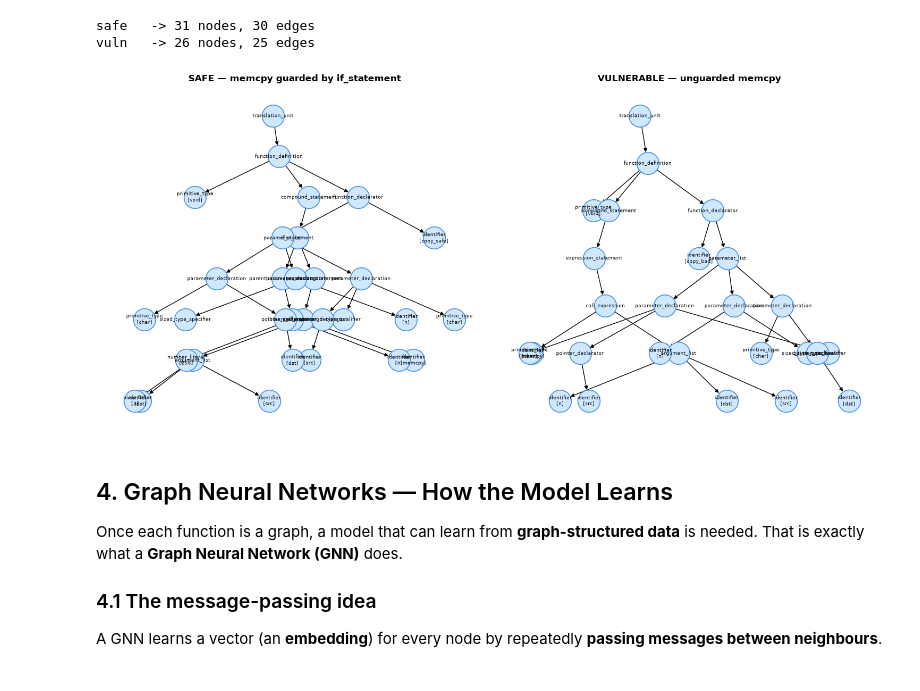
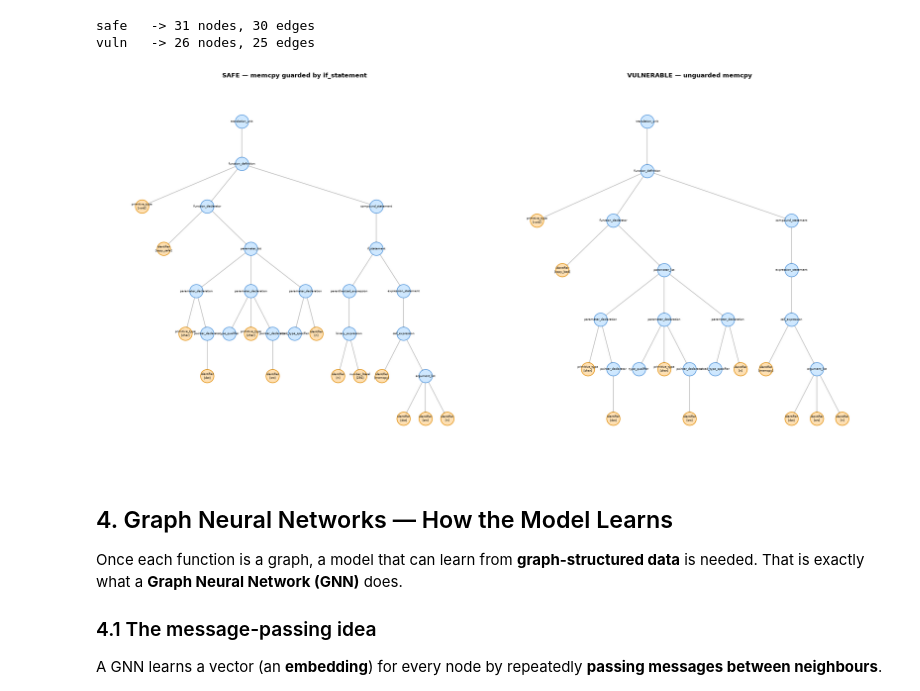
Before and after one commit to ba1chev/Vuln47, a Jupyter notebook: notebooks/00_theoretical.ipynb, the cells around one changed output. Saved outputs shown, nothing was run; the diff lists cells and outputs as text; code cells hidden in the pictures.

Commit message:
Replaced the overlapping AST layout with a tidy-tree drawing

```diff
--- a/notebooks/00_theoretical.ipynb
+++ b/notebooks/00_theoretical.ipynb
@@ -154,39 +154,65 @@ print(f"vuln   -> {vuln_graph.num_nodes} nodes, {len(vuln_graph.edges)} edges")
 safe   -> 31 nodes, 30 edges
 vuln   -> 26 nodes, 25 edges
 # %%
+def _tidy_tree_pos(graph):
+    """Compute non-overlapping tree positions: leaves spread evenly, parents centered over children."""
+    g = nx.DiGraph()
+    g.add_nodes_from(range(graph.num_nodes))
+    g.add_edges_from(graph.edges)
+
+    depth = nx.single_source_shortest_path_length(g, 0)
+    children = {n: sorted(g.successors(n)) for n in g.nodes}
+
+    x = {}
+    counter = [0]
+
+    def assign(node):
+        kids = children[node]
+        if not kids:                      # leaf: take the next free slot
+            x[node] = counter[0]
+            counter[0] += 1
+        else:
+            for k in kids:
+                assign(k)
+            x[node] = sum(x[k] for k in kids) / len(kids)   # center over children
+
+    assign(0)
+    return {n: (x[n], -depth[n]) for n in g.nodes}
+
+
 def draw_ast(graph, ax, title):
     """Draw a CodeGraph as a hierarchical tree; label each node with its type (and token if present)."""
     g = nx.DiGraph()
     for i, ntype in enumerate(graph.node_types):
         token = graph.node_tokens[i]
         label = f"{ntype}\n[{token}]" if token else ntype
         g.add_node(i, label=label)
     g.add_edges_from(graph.edges)
 
-    # layered layout via graphviz-like BFS depth; fall back to spring if unavailable
-    try:
-        pos = nx.nx_agraph.graphviz_layout(g, prog="dot")
-    except Exception:
-        depth = nx.single_source_shortest_path_length(g, 0)
-        pos = nx.spring_layout(g, seed=42)
-        for node, d in depth.items():
-            pos[node] = (pos[node][0], -d)
+    pos = _tidy_tree_pos(graph)
+
+    leaf = [n for n in g.nodes if graph.node_tokens[n]]
+    inner = [n for n in g.nodes if not graph.node_tokens[n]]
 
     labels = nx.get_node_attributes(g, "label")
-    nx.draw(g, pos, ax=ax, node_color="#cfe8ff", node_size=900,
-        edgecolors="#4a90d9", linewidths=1.2, arrows=True, arrowsize=10)
-    nx.draw_networkx_labels(g, pos, labels, ax=ax, font_size=6.5)
+    nx.draw_networkx_edges(g, pos, ax=ax, arrows=True, arrowsize=9, edge_color="#aaa")
+    nx.draw_networkx_nodes(g, pos, ax=ax, nodelist=inner, node_color="#cfe8ff",
+                           edgecolors="#4a90d9", linewidths=1.2, node_size=700)
+    nx.draw_networkx_nodes(g, pos, ax=ax, nodelist=leaf, node_color="#ffe0b3",
+                           edgecolors="#e08a00", linewidths=1.2, node_size=700)
+    nx.draw_networkx_labels(g, pos, labels, ax=ax, font_size=6)
     ax.set_title(title, fontsize=12, fontweight="bold")
+    ax.margins(0.08)
     ax.axis("off")
 
 
-fig, axes = plt.subplots(1, 2, figsize=(15, 7))
-draw_ast(safe_graph, axes[0], "SAFE — memcpy guarded by if_statement")
-draw_ast(vuln_graph, axes[1], "VULNERABLE — unguarded memcpy")
+fig, axes = plt.subplots(1, 2, figsize=(22, 11))
+draw_ast(safe_graph, axes[0], "SAFE \u2014 memcpy guarded by if_statement")
+draw_ast(vuln_graph, axes[1], "VULNERABLE \u2014 unguarded memcpy")
 plt.tight_layout()
 plt.show()
 # %% [output]
-[figure, old version]
+[figure, new version]
 # %% [markdown]
 ## 4. Graph Neural Networks — How the Model Learns
 
```
